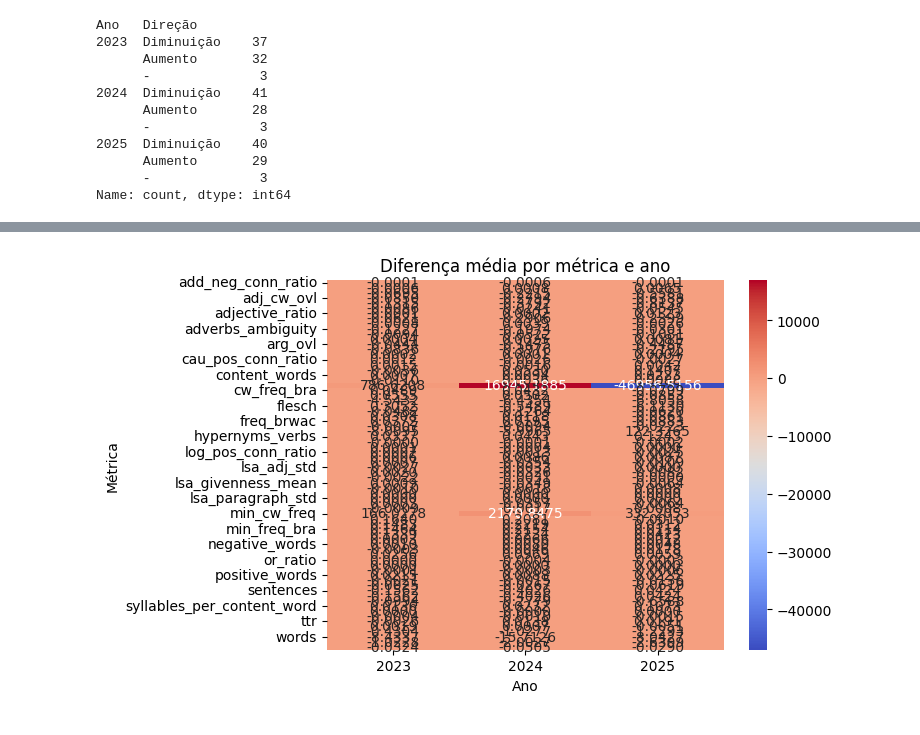
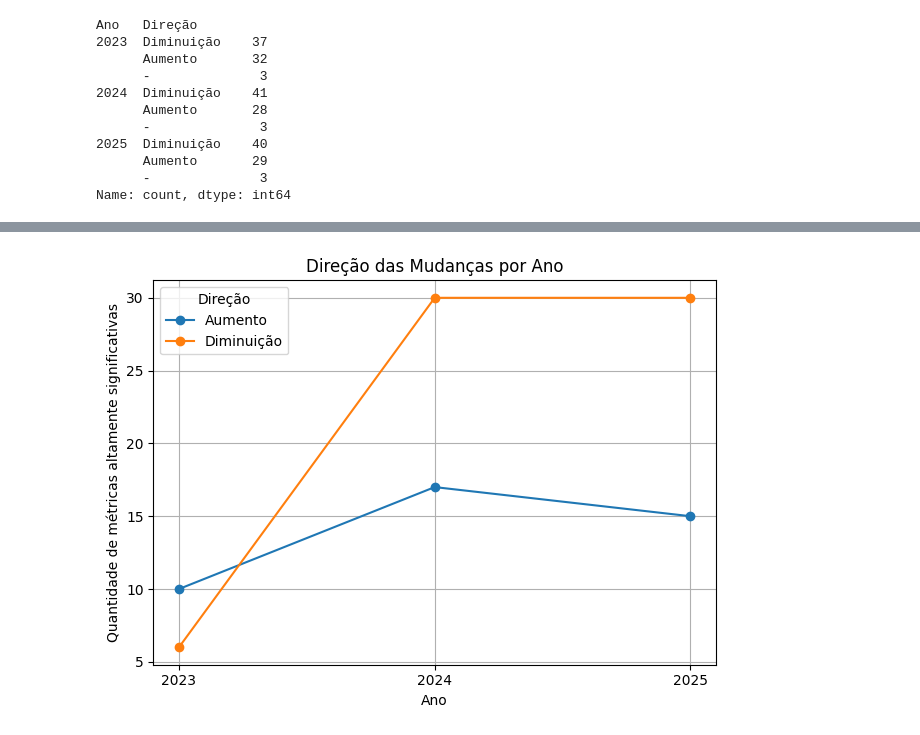
Before and after one commit to Thiago-Ruiz/Projeto-Mestrado, a Jupyter notebook: Experimentos/Analise-metricas.ipynb, the cells around one changed output, grey strips where cells are left out. Cells and saved outputs as stored; diff of their text form; code cells hidden in the pictures.

```diff
--- a/Experimentos/Analise-metricas.ipynb
+++ b/Experimentos/Analise-metricas.ipynb
@@ -197,5 +248,35 @@ Ano   Direção
       -              3
 Name: count, dtype: int64
 # %%
-pip install seaborn
+import pandas as pd
+import matplotlib.pyplot as plt
+
+# filtrar somente Altamente significativo
+df_sig = df_results[df_results["Significância"] == "Altamente significativo"]
+
+# agrupar apenas por Ano e Direção
+grouped = (
+    df_sig.groupby(["Ano", "Direção"])
+    .size()
+    .reset_index(name="Quantidade")
+)
+
+# pivot para formato Ano x Direção
+pivot = grouped.pivot(index="Ano", columns="Direção", values="Quantidade").fillna(0)
+
+# garantir ordem correta dos anos
+pivot = pivot.reindex([2023, 2024, 2025])
+
+# plot em linhas
+pivot.plot(kind="line", marker="o")
+
+plt.title("Direção das Mudanças por Ano")
+plt.xlabel("Ano")
+plt.ylabel("Quantidade de métricas altamente significativas")
+plt.xticks([2023, 2024, 2025])
+plt.legend(title="Direção")
+plt.grid(True)
+
+plt.tight_layout()
+plt.show()
 # %% [output]
@@ -219,11 +283 @@ Note: you may need to restart the kernel to use updated packages.
+[figure, added]
-# %%
-import seaborn as sns
-import matplotlib.pyplot as plt
-
-# Pivot para heatmap
-heatmap_data = df_results.pivot(index='Métrica', columns='Ano', values='Diferença média')
-sns.heatmap(heatmap_data, annot=True, fmt=".4f", cmap="coolwarm")
-plt.title("Diferença média por métrica e ano")
-plt.show()
-# %% [output]
-[figure, removed]
```
Also changed, not shown: parts of 7 cells of this notebook, 2 other files.
